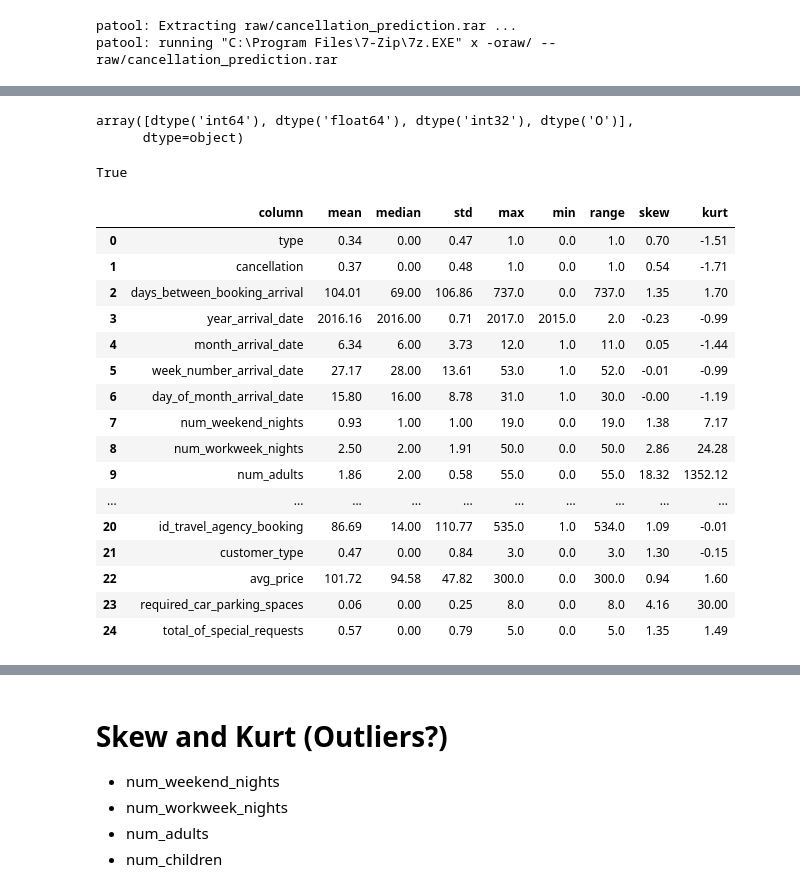
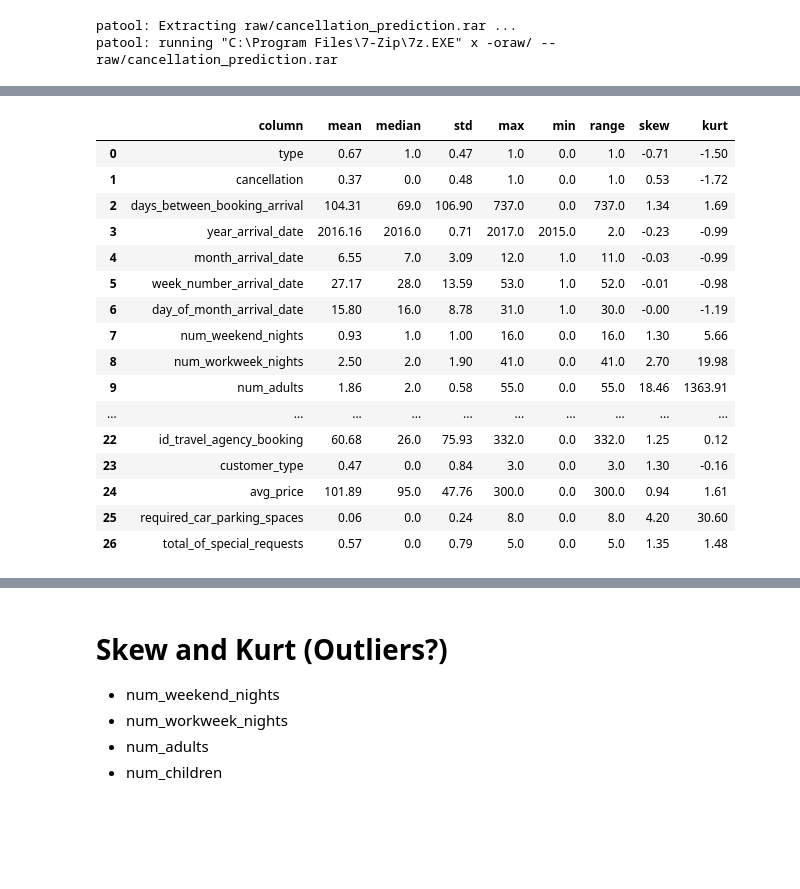
Before and after one commit to danieloda/cancellation_prediction, a Jupyter notebook: cancellation_prediction.ipynb, the cells around one changed output, grey strips where cells are left out. Cells and saved outputs as stored; diff of their text form; code cells hidden in the pictures; blank space fills up the shorter version.

Commit message:
Feature selection

```diff
--- a/cancellation_prediction.ipynb
+++ b/cancellation_prediction.ipynb
@@ -35,5 +48,9 @@ Name: 0, dtype: object
+# %%
+df = df.drop(["id_person_booking"], axis=1)
+df = df[df["country"].notna()]
+df = df[df["num_children"].notna()]
 # %%
-months_dict = dict((v,k) for k,v in zip(range(1, 13), df["month_arrival_date"].unique()))
+months_dict = dict((v,k) for k,v in zip(range(1, 13), sorted(df["month_arrival_date"].unique(), key=lambda m: datetime.strptime(m, "%B"))))
 df['month_arrival_date'] = df['month_arrival_date'].map(months_dict)
 
 df["breakfast"] = df["breakfast"]*1
@@ -41,5 +58,14 @@ df["breakfast"] = df["breakfast"]*1
 rooms_dict = dict((v,k) for k,v in zip(range(len(df["reserved_room"].unique())), np.sort(df["reserved_room"].unique())))
 df['reserved_room'] = df['reserved_room'].map(rooms_dict)
 
-type_dict = {"Fancy Hotel":1, "Hotel":0}
+type_dict = dict((v,k) for k,v in zip(range(len(df["type"].unique())), np.sort(df["type"].unique())))
 df['type'] = df['type'].map(type_dict)
+
+deposit_dict = dict((v,k) for k,v in zip(range(len(df["deposit_policy"].unique())), np.sort(df["deposit_policy"].unique())))
+df["deposit_policy"] = df["deposit_policy"].map(deposit_dict)
+
+countries_dict = dict((v,k) for k,v in zip(range(len(df["country"].unique())), df["country"].unique()))
+df["country"] = df["country"].map(countries_dict)
+
+travel_agency_dict = dict((v,k) for k,v in zip(range(len(df["id_travel_agency_booking"].unique())), df["id_travel_agency_booking"].unique()))
+df["id_travel_agency_booking"] = df["id_travel_agency_booking"].map(travel_agency_dict)
@@ -91,5 +81,3 @@ nan_df = nan_df.T
 
 fig = px.bar(nan_df, x=nan_df.index, y=0)
 fig.show()
-# %%
-df = df.drop("id_person_booking", axis=1) # This columns only has 6% of the values filled
@@ -116,55 +84,43 @@ Name: 100000, dtype: object
-# %%
-df.dtypes.unique()
-# %% [output]
-array([dtype('int64'), dtype('float64'), dtype('int32'), dtype('O')],
-      dtype=object)
-# %%
-numeric_columns = df.select_dtypes(include=["int64", "int32", "float64"])
-non_numeric_columns = df.select_dtypes(include=["O"])
-
-len(df.columns) == len(numeric_columns.columns) + len(non_numeric_columns.columns)
-# %% [output]
-True
 # %%
 # Tendency
-mean = pd.DataFrame(numeric_columns.mean()).round(2).T
-median = pd.DataFrame(numeric_columns.median()).round(2).T
+mean = pd.DataFrame(df.mean()).round(2).T
+median = pd.DataFrame(df.median()).round(2).T
 
 # Dispersion
-std = pd.DataFrame(numeric_columns.std()).round(2).T
-v_max = pd.DataFrame(numeric_columns.max()).round(2).T
-v_min = pd.DataFrame(numeric_columns.min()).round(2).T
+std = pd.DataFrame(df.std()).round(2).T
+v_max = pd.DataFrame(df.max()).round(2).T
+v_min = pd.DataFrame(df.min()).round(2).T
 
 x = lambda x: x.max() - x.min()
-v_range = pd.DataFrame(numeric_columns.apply(x)).T
+v_range = pd.DataFrame(df.apply(x)).T
 
 x = lambda x: x.skew().round(2)
-skew = pd.DataFrame(numeric_columns.apply(x)).T
+skew = pd.DataFrame(df.apply(x)).T
 
 x = lambda x: x.kurt().round(2)
-kurt = pd.DataFrame(numeric_columns.apply(x)).T
+kurt = pd.DataFrame(df.apply(x)).T
 
 data_description = pd.concat([mean, median, std, v_max, v_min, v_range, skew, kurt]).T.reset_index()
 data_description.columns = ["column", "mean", "median", "std", "max", "min", "range", "skew", "kurt"]
 data_description
 # %% [output]
 |  | column | mean | median | std | max | min | range | skew | kurt |
-| 0 | type | 0.34 | 0.00 | 0.47 | 1.0 | 0.0 | 1.0 | 0.70 | -1.51 |
-| 1 | cancellation | 0.37 | 0.00 | 0.48 | 1.0 | 0.0 | 1.0 | 0.54 | -1.71 |
-| 2 | days_between_booking_arrival | 104.01 | 69.00 | 106.86 | 737.0 | 0.0 | 737.0 | 1.35 | 1.70 |
-| 3 | year_arrival_date | 2016.16 | 2016.00 | 0.71 | 2017.0 | 2015.0 | 2.0 | -0.23 | -0.99 |
-| 4 | month_arrival_date | 6.34 | 6.00 | 3.73 | 12.0 | 1.0 | 11.0 | 0.05 | -1.44 |
-| 5 | week_number_arrival_date | 27.17 | 28.00 | 13.61 | 53.0 | 1.0 | 52.0 | -0.01 | -0.99 |
-| 6 | day_of_month_arrival_date | 15.80 | 16.00 | 8.78 | 31.0 | 1.0 | 30.0 | -0.00 | -1.19 |
-| 7 | num_weekend_nights | 0.93 | 1.00 | 1.00 | 19.0 | 0.0 | 19.0 | 1.38 | 7.17 |
-| 8 | num_workweek_nights | 2.50 | 2.00 | 1.91 | 50.0 | 0.0 | 50.0 | 2.86 | 24.28 |
-| 9 | num_adults | 1.86 | 2.00 | 0.58 | 55.0 | 0.0 | 55.0 | 18.32 | 1352.12 |
+| 0 | type | 0.67 | 1.0 | 0.47 | 1.0 | 0.0 | 1.0 | -0.71 | -1.50 |
+| 1 | cancellation | 0.37 | 0.0 | 0.48 | 1.0 | 0.0 | 1.0 | 0.53 | -1.72 |
+| 2 | days_between_booking_arrival | 104.31 | 69.0 | 106.90 | 737.0 | 0.0 | 737.0 | 1.34 | 1.69 |
+| 3 | year_arrival_date | 2016.16 | 2016.0 | 0.71 | 2017.0 | 2015.0 | 2.0 | -0.23 | -0.99 |
+| 4 | month_arrival_date | 6.55 | 7.0 | 3.09 | 12.0 | 1.0 | 11.0 | -0.03 | -0.99 |
+| 5 | week_number_arrival_date | 27.17 | 28.0 | 13.59 | 53.0 | 1.0 | 52.0 | -0.01 | -0.98 |
+| 6 | day_of_month_arrival_date | 15.80 | 16.0 | 8.78 | 31.0 | 1.0 | 30.0 | -0.00 | -1.19 |
+| 7 | num_weekend_nights | 0.93 | 1.0 | 1.00 | 16.0 | 0.0 | 16.0 | 1.30 | 5.66 |
+| 8 | num_workweek_nights | 2.50 | 2.0 | 1.90 | 41.0 | 0.0 | 41.0 | 2.70 | 19.98 |
+| 9 | num_adults | 1.86 | 2.0 | 0.58 | 55.0 | 0.0 | 55.0 | 18.46 | 1363.91 |
 | ... | ... | ... | ... | ... | ... | ... | ... | ... | ... |
-| 20 | id_travel_agency_booking | 86.69 | 14.00 | 110.77 | 535.0 | 1.0 | 534.0 | 1.09 | -0.01 |
-| 21 | customer_type | 0.47 | 0.00 | 0.84 | 3.0 | 0.0 | 3.0 | 1.30 | -0.15 |
-| 22 | avg_price | 101.72 | 94.58 | 47.82 | 300.0 | 0.0 | 300.0 | 0.94 | 1.60 |
-| 23 | required_car_parking_spaces | 0.06 | 0.00 | 0.25 | 8.0 | 0.0 | 8.0 | 4.16 | 30.00 |
-| 24 | total_of_special_requests | 0.57 | 0.00 | 0.79 | 5.0 | 0.0 | 5.0 | 1.35 | 1.49 |
+| 22 | id_travel_agency_booking | 60.68 | 26.0 | 75.93 | 332.0 | 0.0 | 332.0 | 1.25 | 0.12 |
+| 23 | customer_type | 0.47 | 0.0 | 0.84 | 3.0 | 0.0 | 3.0 | 1.30 | -0.16 |
+| 24 | avg_price | 101.89 | 95.0 | 47.76 | 300.0 | 0.0 | 300.0 | 0.94 | 1.61 |
+| 25 | required_car_parking_spaces | 0.06 | 0.0 | 0.24 | 8.0 | 0.0 | 8.0 | 4.20 | 30.60 |
+| 26 | total_of_special_requests | 0.57 | 0.0 | 0.79 | 5.0 | 0.0 | 5.0 | 1.35 | 1.48 |
 # %%
 data_description[(data_description["kurt"] > 3) | (data_description["kurt"] < -3)]
 # %% [output]
```
Also changed, not shown: parts of 25 cells of this notebook.
